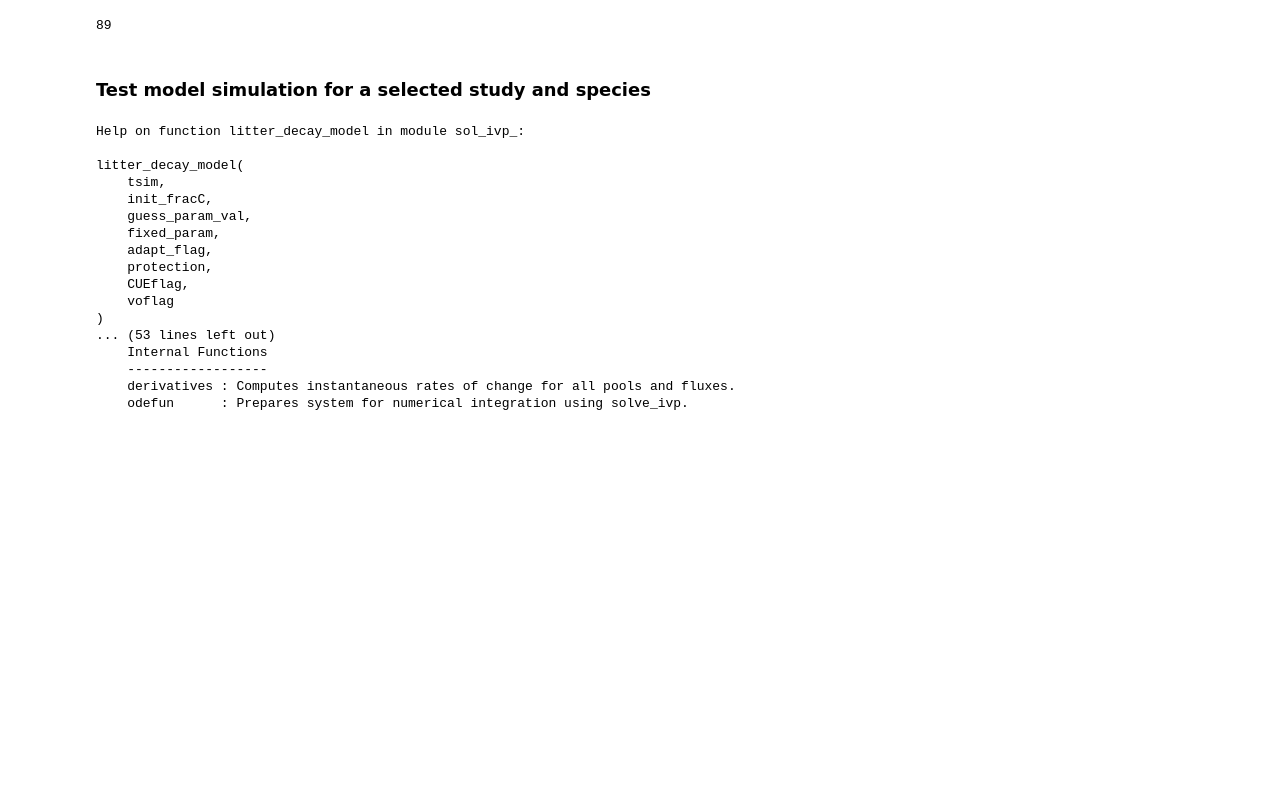
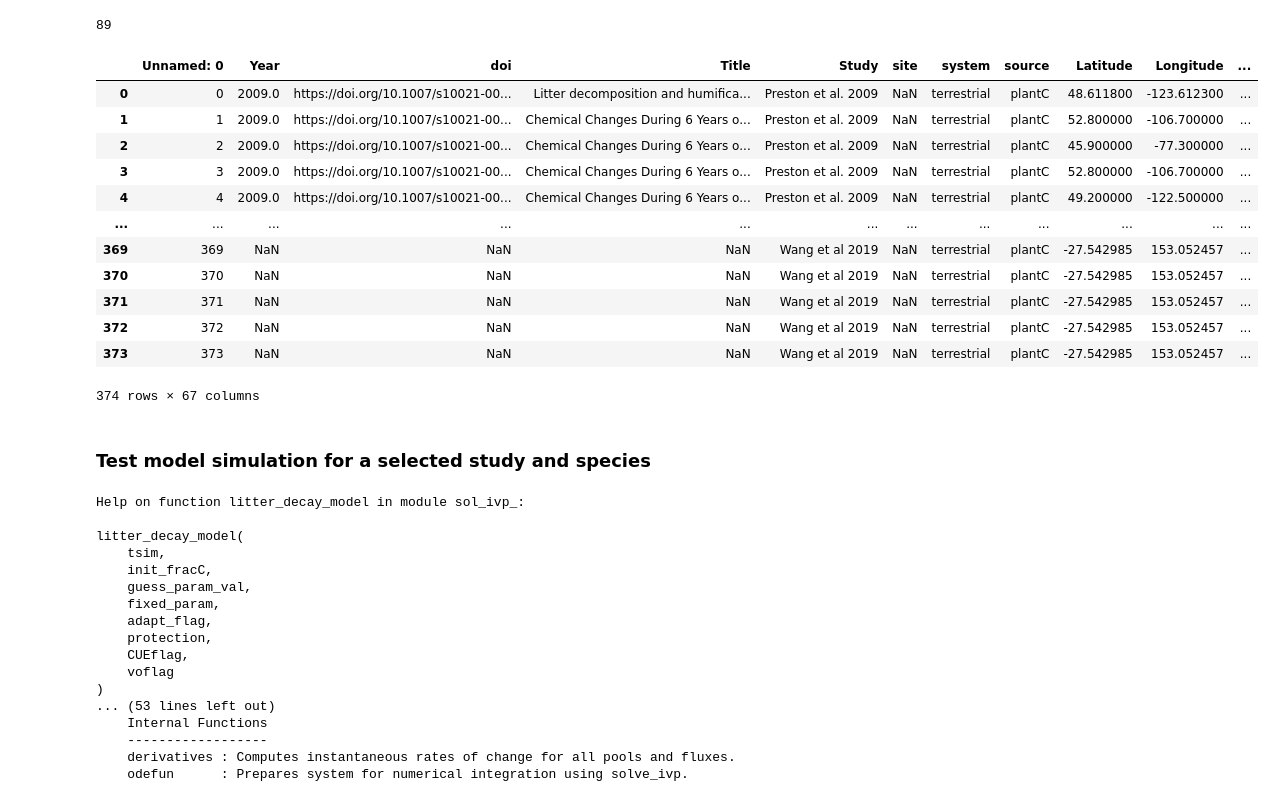
Before and after one commit to ArjunChakrawal/chemodiv-litter-model, a Jupyter notebook: main.ipynb, the cells around one changed output. Saved outputs shown, nothing was run; the diff lists cells and outputs as text; code cells hidden in the pictures; blank space fills up the shorter version.

```diff
--- a/main.ipynb
+++ b/main.ipynb
@@ -34,6 +31,22 @@ temp = plant_data['Study'] + plant_data['Species']
 len(temp.unique())
 # %% [output]
 89
+# %%
+plant_data
+# %% [output]
+|  | Unnamed: 0 | Year | doi | Title | Study | site | system | source | Latitude | Longitude | ... |
+| 0 | 0 | 2009.0 | https://doi.org/10.1007/s10021-00... | Litter decomposition and humifica... | Preston et al. 2009 | NaN | terrestrial | plantC | 48.611800 | -123.612300 | ... |
+| 1 | 1 | 2009.0 | https://doi.org/10.1007/s10021-00... | Chemical Changes During 6 Years o... | Preston et al. 2009 | NaN | terrestrial | plantC | 52.800000 | -106.700000 | ... |
+| 2 | 2 | 2009.0 | https://doi.org/10.1007/s10021-00... | Chemical Changes During 6 Years o... | Preston et al. 2009 | NaN | terrestrial | plantC | 45.900000 | -77.300000 | ... |
+| 3 | 3 | 2009.0 | https://doi.org/10.1007/s10021-00... | Chemical Changes During 6 Years o... | Preston et al. 2009 | NaN | terrestrial | plantC | 52.800000 | -106.700000 | ... |
+| 4 | 4 | 2009.0 | https://doi.org/10.1007/s10021-00... | Chemical Changes During 6 Years o... | Preston et al. 2009 | NaN | terrestrial | plantC | 49.200000 | -122.500000 | ... |
+| ... | ... | ... | ... | ... | ... | ... | ... | ... | ... | ... | ... |
+| 369 | 369 | NaN | NaN | NaN | Wang et al 2019 | NaN | terrestrial | plantC | -27.542985 | 153.052457 | ... |
+| 370 | 370 | NaN | NaN | NaN | Wang et al 2019 | NaN | terrestrial | plantC | -27.542985 | 153.052457 | ... |
+| 371 | 371 | NaN | NaN | NaN | Wang et al 2019 | NaN | terrestrial | plantC | -27.542985 | 153.052457 | ... |
+| 372 | 372 | NaN | NaN | NaN | Wang et al 2019 | NaN | terrestrial | plantC | -27.542985 | 153.052457 | ... |
+| 373 | 373 | NaN | NaN | NaN | Wang et al 2019 | NaN | terrestrial | plantC | -27.542985 | 153.052457 | ... |
+374 rows × 67 columns
 # %% [markdown]
 ### Test model simulation for a selected study and species
 # %%
```
Also changed, not shown: parts of 4 cells of this notebook, 33 other files.
